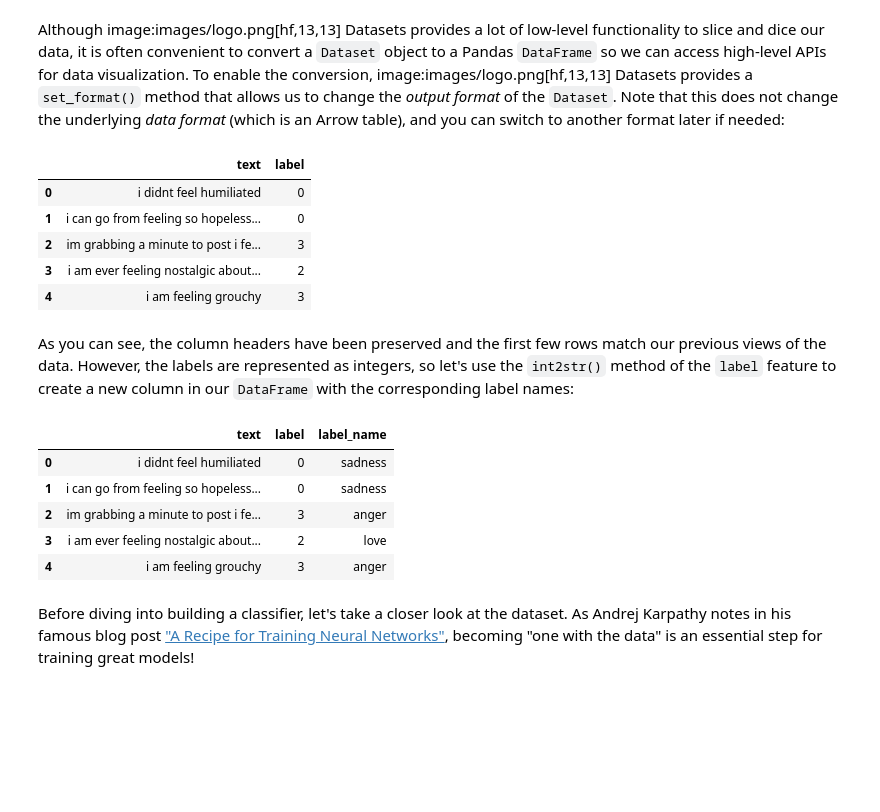
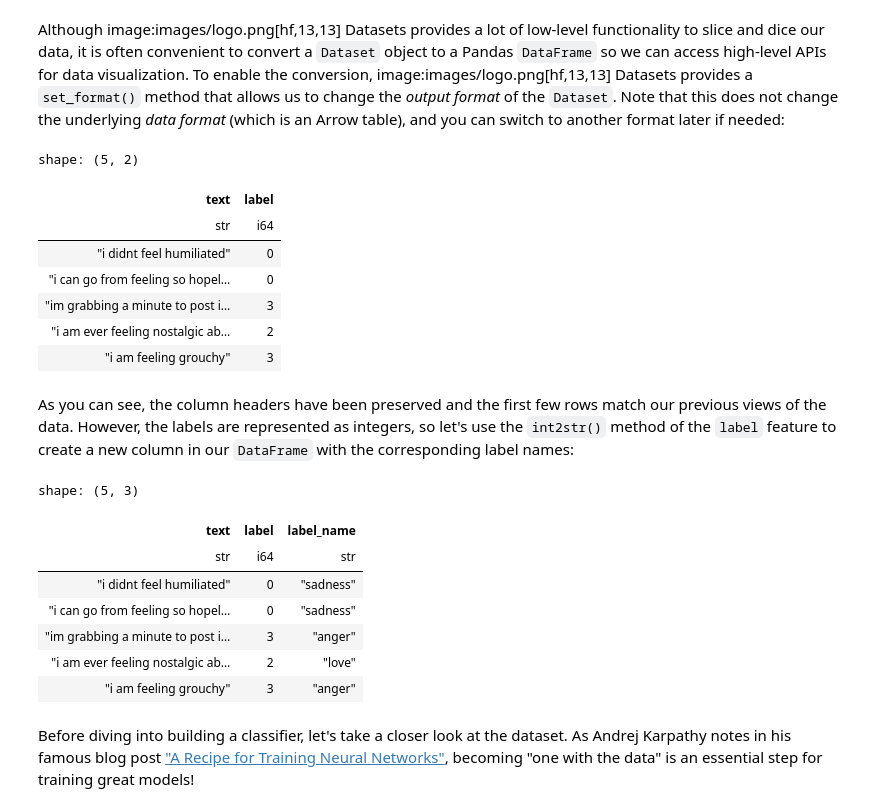
Before and after one commit to dimonpd/nlp_with_transformers_book, a Jupyter notebook: 02_classification.ipynb, the cells around one changed output. Cells and saved outputs as stored; diff of their text form; code cells hidden in the pictures; blank space fills up the shorter version.

```diff
--- a/02_classification.ipynb
+++ b/02_classification.ipynb
@@ -207,33 +201,39 @@ which will automatically download and cache the dataset for you. As you can see,
 # %% [markdown]
 Although image:images/logo.png[hf,13,13] Datasets provides a lot of low-level functionality to slice and dice our data, it is often convenient to convert a `Dataset` object to a Pandas `DataFrame` so we can access high-level APIs for data visualization. To enable the conversion, image:images/logo.png[hf,13,13] Datasets provides a `set_format()` method that allows us to change the _output format_ of the `Dataset`. Note that this does not change the underlying _data format_ (which is an Arrow table), and you can switch to another format later if needed:
 # %%
-import pandas as pd
-
-emotions.set_format(type="pandas")
+import polars as pl
+emotions.set_format(type="polars")
 df = emotions["train"][:]
-df.head()
+df.head(5)
 # %% [output]
+shape: (5, 2)
-|  | text | label |
-| 0 | i didnt feel humiliated | 0 |
-| 1 | i can go from feeling so hopeless... | 0 |
-| 2 | im grabbing a minute to post i fe... | 3 |
-| 3 | i am ever feeling nostalgic about... | 2 |
-| 4 | i am feeling grouchy | 3 |
+| text | label |
+| str | i64 |
+| "i didnt feel humiliated" | 0 |
+| "i can go from feeling so hopel… | 0 |
+| "im grabbing a minute to post i… | 3 |
+| "i am ever feeling nostalgic ab… | 2 |
+| "i am feeling grouchy" | 3 |
 # %% [markdown]
 As you can see, the column headers have been preserved and the first few rows match our previous views of the data. However, the labels are represented as integers, so let's use the `int2str()` method of the `label` feature to create a new column in our `DataFrame` with the corresponding label names:
 # %%
 def label_int2str(row):
     return emotions["train"].features["label"].int2str(row)
 
-df["label_name"] = df["label"].apply(label_int2str)
+label_names = emotions["train"].features["label"].names
+df = df.with_columns(
+    pl.col("label").replace_strict(dict(enumerate(label_names)), return_dtype=pl.String).alias("label_name")
+)
 df.head()
 # %% [output]
+shape: (5, 3)
-|  | text | label | label_name |
-| 0 | i didnt feel humiliated | 0 | sadness |
-| 1 | i can go from feeling so hopeless... | 0 | sadness |
-| 2 | im grabbing a minute to post i fe... | 3 | anger |
-| 3 | i am ever feeling nostalgic about... | 2 | love |
-| 4 | i am feeling grouchy | 3 | anger |
+| text | label | label_name |
+| str | i64 | str |
+| "i didnt feel humiliated" | 0 | "sadness" |
+| "i can go from feeling so hopel… | 0 | "sadness" |
+| "im grabbing a minute to post i… | 3 | "anger" |
+| "i am ever feeling nostalgic ab… | 2 | "love" |
+| "i am feeling grouchy" | 3 | "anger" |
 # %% [markdown]
 Before diving into building a classifier, let's take a closer look at the dataset. As Andrej Karpathy notes in his famous blog post ["A Recipe for Training Neural Networks"](https://karpathy.github.io/2019/04/25/recipe), becoming "one with the data" is an essential step for training great models!
 # %% [markdown]
```
Also changed, not shown: parts of 24 cells of this notebook, 4 other files.
